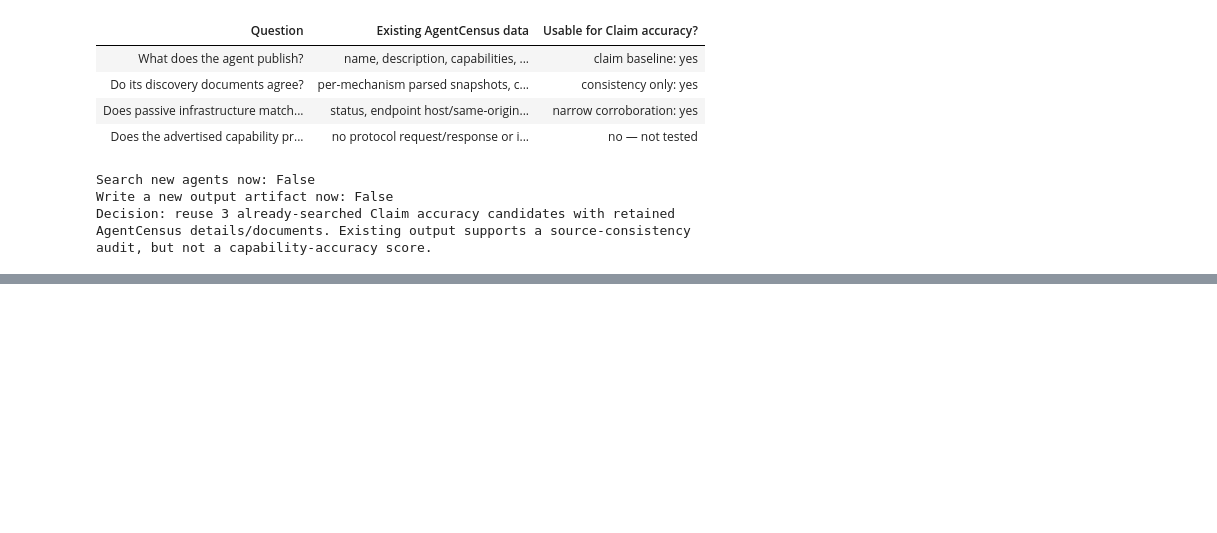
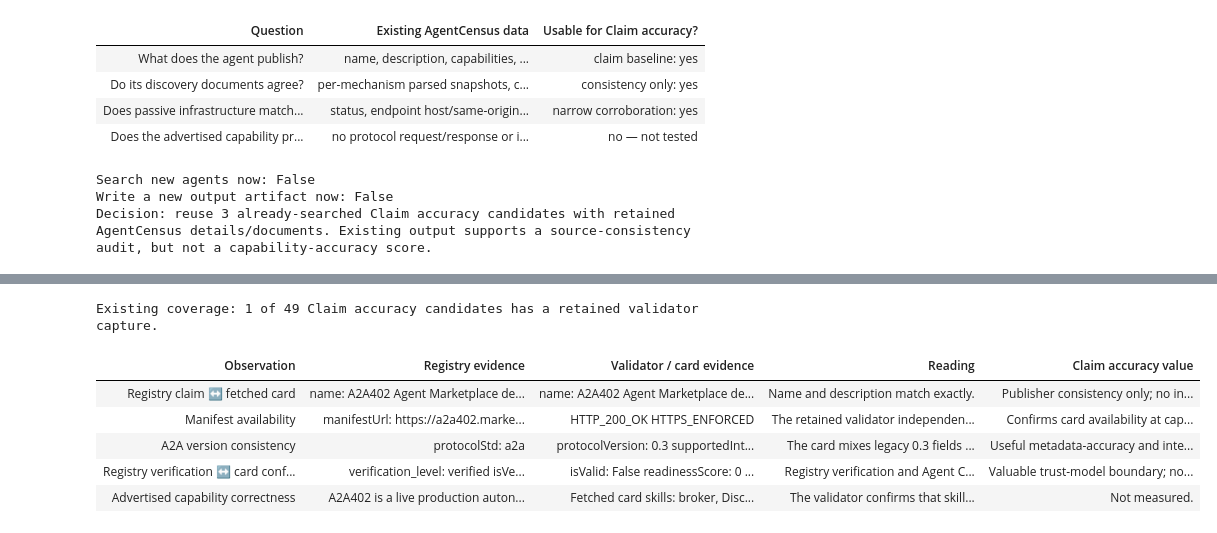
Before and after one commit to hanhanwu/Agentopia, a Jupyter notebook: EXPERIMENTS/notebooks/trust_model_comparison.ipynb, the cells around one changed output, grey strips where cells are left out. Cells and saved outputs as stored; diff of their text form; code cells hidden in the pictures; blank space fills up the shorter version.

```diff
--- a/EXPERIMENTS/notebooks/trust_model_comparison.ipynb
+++ b/EXPERIMENTS/notebooks/trust_model_comparison.ipynb
@@ -592,0 +621,20 @@ Decision: reuse 3 already-searched Claim accuracy candidates with retained Agent
+# %%
+a2a_claim_accuracy_analysis = experiment_utils.a2a_registry_analyze_claim_accuracy_outputs(
+    search_bundle["dimensions"]["claim_accuracy"], CAPTURES
+)
+print(
+    f"Existing coverage: {a2a_claim_accuracy_analysis['validated_overlap_count']} "
+    f"of {a2a_claim_accuracy_analysis['candidate_count']} Claim accuracy candidates "
+    "has a retained validator capture."
+)
+display(HTML(experiment_utils.a2a_registry_render_claim_accuracy_table(
+    a2a_claim_accuracy_analysis["rows"]
+)))
+# %% [output]
+Existing coverage: 1 of 49 Claim accuracy candidates has a retained validator capture.
+| Observation | Registry evidence | Validator / card evidence | Reading | Claim accuracy value |
+| Registry claim ↔ fetched card | name: A2A402 Agent Marketplace de... | name: A2A402 Agent Marketplace de... | Name and description match exactly. | Publisher consistency only; no in... |
+| Manifest availability | manifestUrl: https://a2a402.marke... | HTTP_200_OK HTTPS_ENFORCED | The retained validator independen... | Confirms card availability at cap... |
+| A2A version consistency | protocolStd: a2a | protocolVersion: 0.3 supportedInt... | The card mixes legacy 0.3 fields ... | Useful metadata-accuracy and inte... |
+| Registry verification ↔ card conf... | verification_level: verified isVe... | isValid: False readinessScore: 0 ... | Registry verification and Agent C... | Valuable trust-model boundary; no... |
+| Advertised capability correctness | A2A402 is a live production auton... | Fetched card skills: broker, Disc... | The validator confirms that skill... | Not measured. |
```
Also changed, not shown: parts of 4 cells of this notebook, 1 other file.
